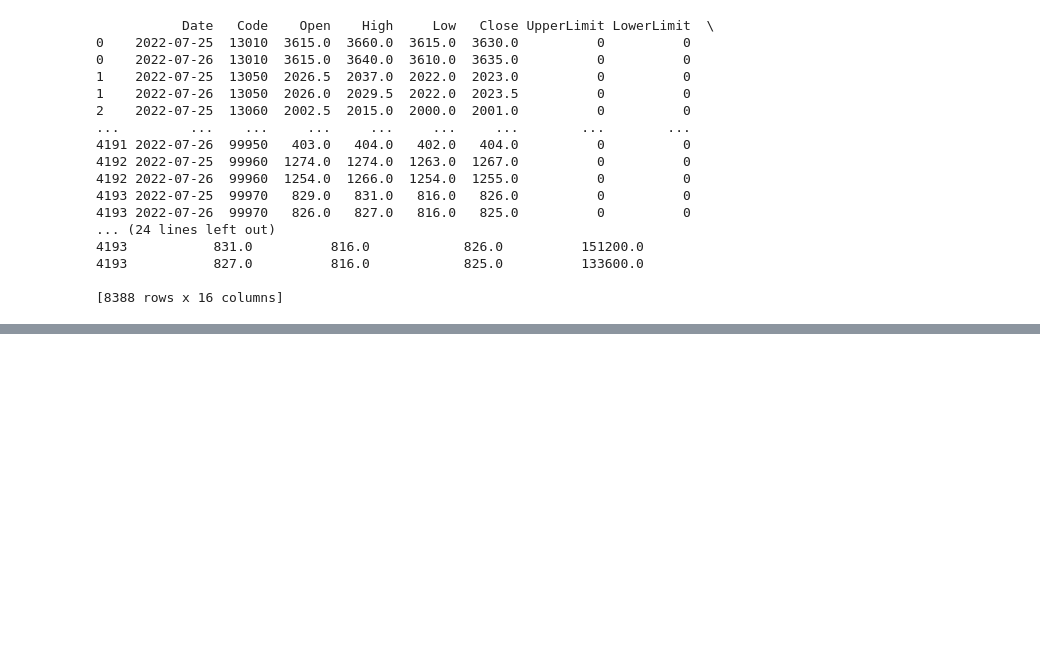
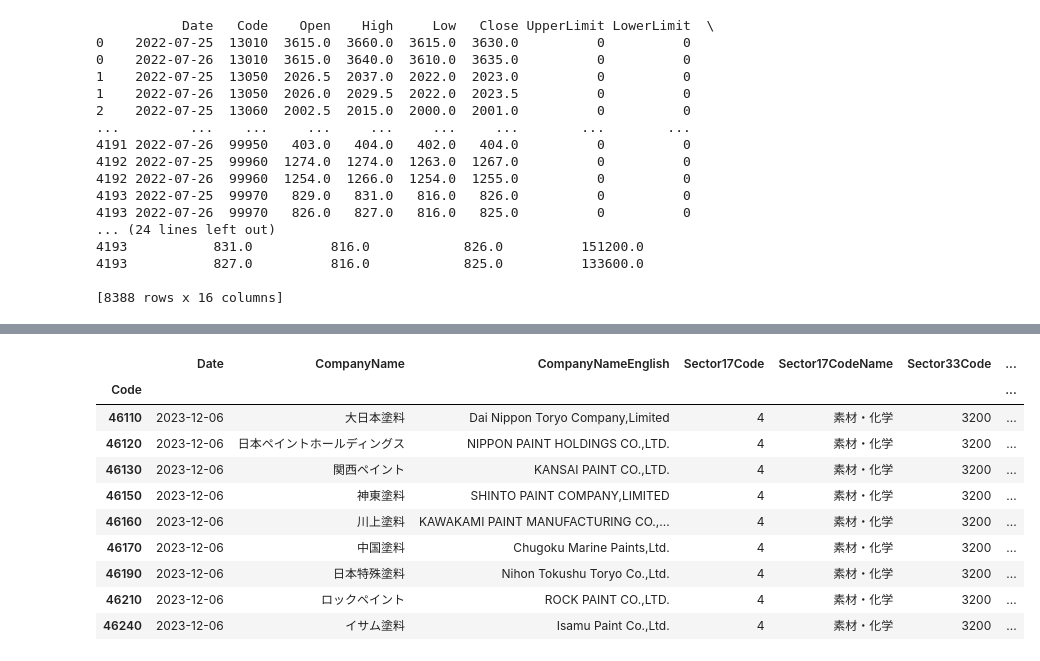
Before and after one commit to nanjakorewa/kdm-notebooks, a Jupyter notebook: finance/misc/jquants.ipynb, the cells around one changed output, grey strips where cells are left out. Drawn from its saved outputs; the diff is of its cells as text; code cells hidden in the pictures; blank space fills up the shorter version.

```diff
--- a/finance/misc/jquants.ipynb
+++ b/finance/misc/jquants.ipynb
@@ -32,13 +40,3 @@ print(df)
 4193           827.0          816.0            825.0          133600.0
 
 [8388 rows x 16 columns]
-# %%
-import requests
-import json
-
-r_post = requests.post(f"https://api.jquants.com/v1/token/auth_refresh?refreshtoken={REFRESH_TOKEN}")
-idToken = r_post.json()['idToken']
-
-headers = {'Authorization': 'Bearer {}'.format(idToken)}
-r = requests.get("https://api.jquants.com/v1/fins/statements?code=86970&date=20230130", headers=headers)
-r.json()
@@ -62,0 +81,17 @@ r.json()
+# %%
+paint_companies = listed_companies[
+    listed_companies["CompanyName"].str.contains("塗料|ペイント")
+]
+paint_companies
+# %% [output]
+|  | Date | CompanyName | CompanyNameEnglish | Sector17Code | Sector17CodeName | Sector33Code | ... |
+| Code |  |  |  |  |  |  | ... |
+| 46110 | 2023-12-06 | 大日本塗料 | Dai Nippon Toryo Company,Limited | 4 | 素材・化学 | 3200 | ... |
+| 46120 | 2023-12-06 | 日本ペイントホールディングス | NIPPON PAINT HOLDINGS CO.,LTD. | 4 | 素材・化学 | 3200 | ... |
+| 46130 | 2023-12-06 | 関西ペイント | KANSAI PAINT CO.,LTD. | 4 | 素材・化学 | 3200 | ... |
+| 46150 | 2023-12-06 | 神東塗料 | SHINTO PAINT COMPANY,LIMITED | 4 | 素材・化学 | 3200 | ... |
+| 46160 | 2023-12-06 | 川上塗料 | KAWAKAMI PAINT MANUFACTURING CO.,... | 4 | 素材・化学 | 3200 | ... |
+| 46170 | 2023-12-06 | 中国塗料 | Chugoku Marine Paints,Ltd. | 4 | 素材・化学 | 3200 | ... |
+| 46190 | 2023-12-06 | 日本特殊塗料 | Nihon Tokushu Toryo Co.,Ltd. | 4 | 素材・化学 | 3200 | ... |
+| 46210 | 2023-12-06 | ロックペイント | ROCK PAINT CO.,LTD. | 4 | 素材・化学 | 3200 | ... |
+| 46240 | 2023-12-06 | イサム塗料 | Isamu Paint Co.,Ltd. | 4 | 素材・化学 | 3200 | ... |
```
Also changed, not shown: parts of 16 cells of this notebook, 3 other files.
